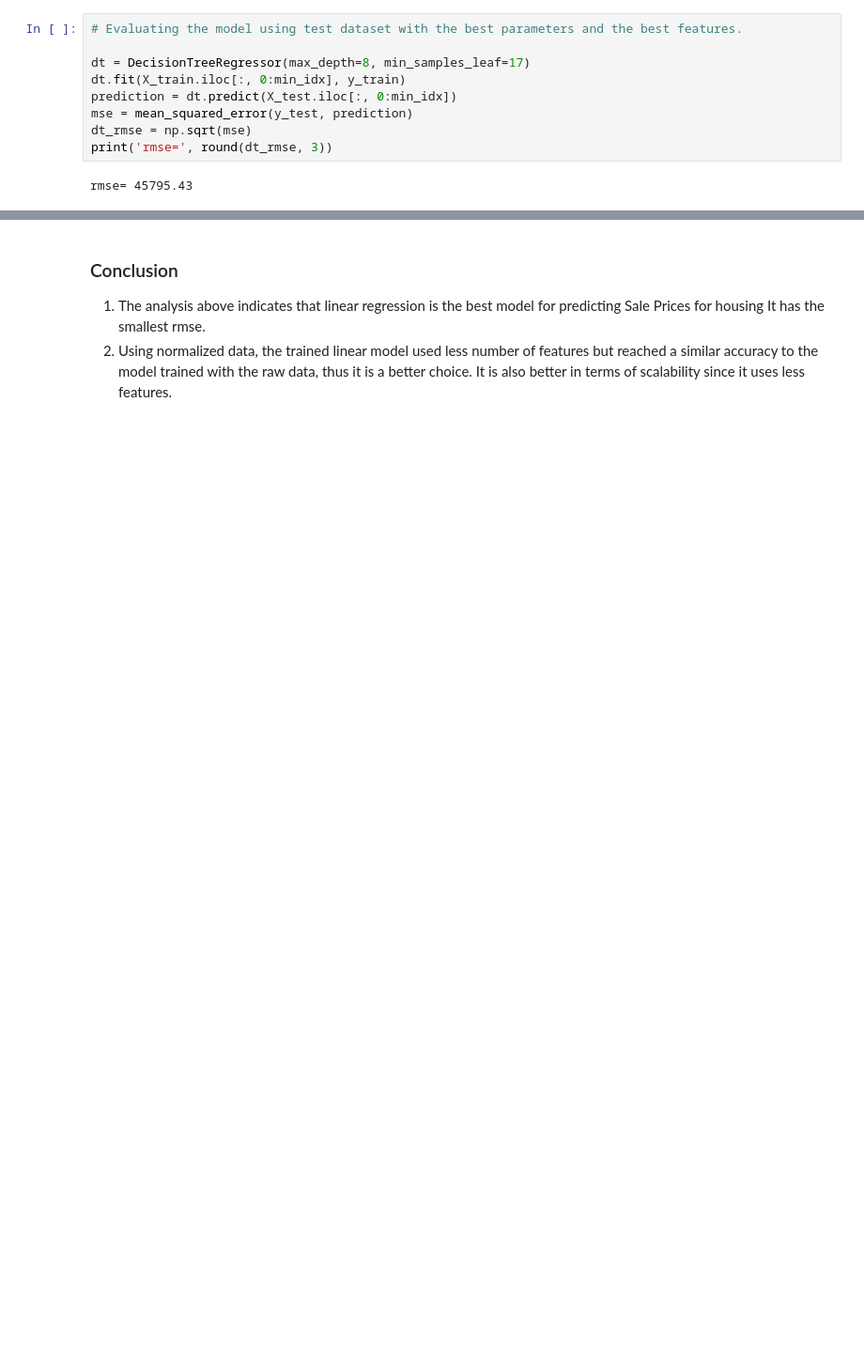
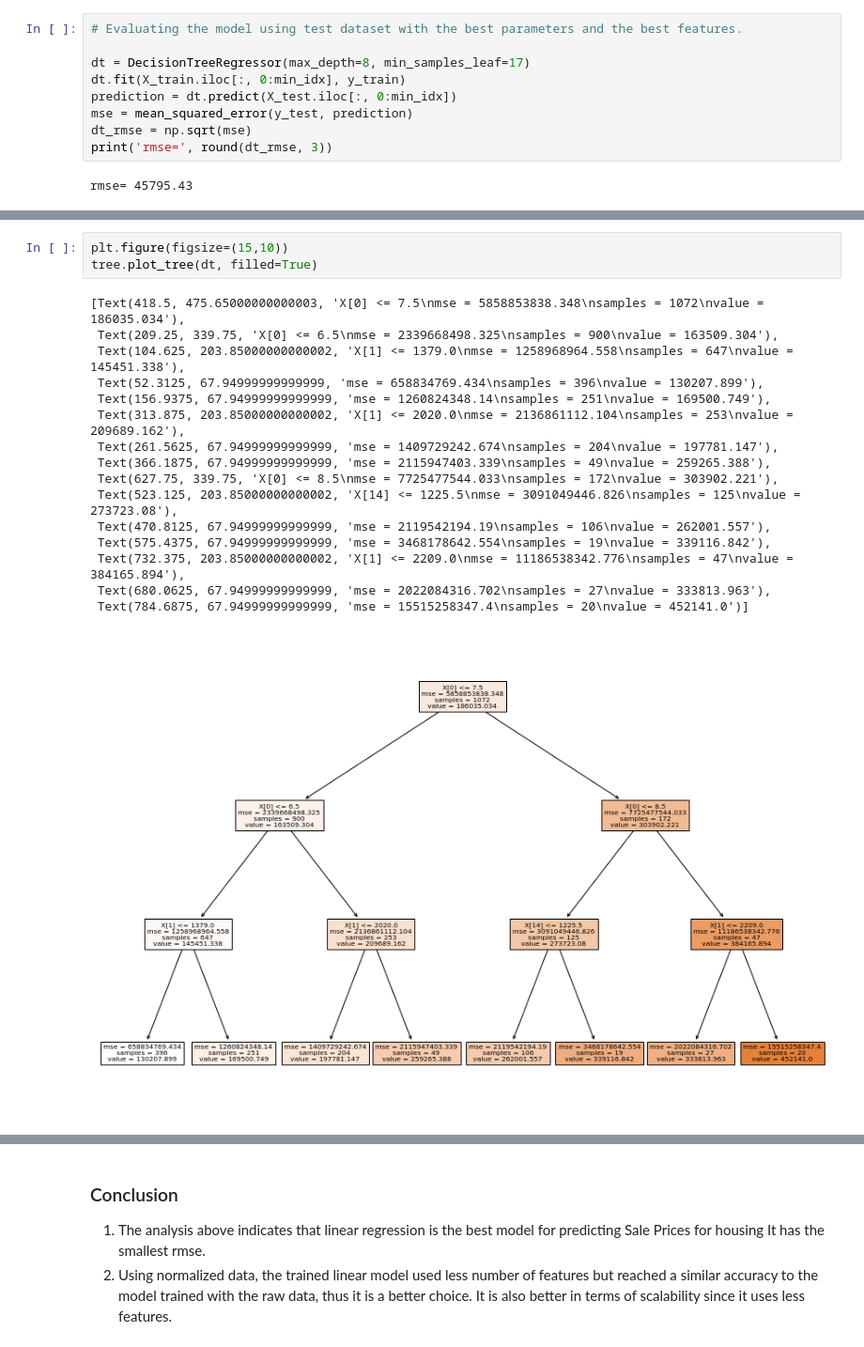
Before and after one commit to Xuehong-pdx/Projects, a Jupyter notebook: Price prediction using multiple ML algorythms.ipynb, the cells around one changed output, grey strips where cells are left out. Shown at 94% size. Cells and saved outputs as stored; diff of their text form; blank space fills up the shorter version.

```diff
--- a/Price prediction using multiple ML algorythms.ipynb
+++ b/Price prediction using multiple ML algorythms.ipynb
@@ -1048,0 +1061,20 @@ plt.xticks(rotation=90)
+# %%
+plt.figure(figsize=(15,10))
+tree.plot_tree(dt, filled=True)
+# %% [output]
+[Text(418.5, 475.65000000000003, 'X[0] <= 7.5\nmse = 5858853838.348\nsamples = 1072\nvalue = 186035.034'),
+ Text(209.25, 339.75, 'X[0] <= 6.5\nmse = 2339668498.325\nsamples = 900\nvalue = 163509.304'),
+ Text(104.625, 203.85000000000002, 'X[1] <= 1379.0\nmse = 1258968964.558\nsamples = 647\nvalue = 145451.338'),
+ Text(52.3125, 67.94999999999999, 'mse = 658834769.434\nsamples = 396\nvalue = 130207.899'),
+ Text(156.9375, 67.94999999999999, 'mse = 1260824348.14\nsamples = 251\nvalue = 169500.749'),
+ Text(313.875, 203.85000000000002, 'X[1] <= 2020.0\nmse = 2136861112.104\nsamples = 253\nvalue = 209689.162'),
+ Text(261.5625, 67.94999999999999, 'mse = 1409729242.674\nsamples = 204\nvalue = 197781.147'),
+ Text(366.1875, 67.94999999999999, 'mse = 2115947403.339\nsamples = 49\nvalue = 259265.388'),
+ Text(627.75, 339.75, 'X[0] <= 8.5\nmse = 7725477544.033\nsamples = 172\nvalue = 303902.221'),
+ Text(523.125, 203.85000000000002, 'X[14] <= 1225.5\nmse = 3091049446.826\nsamples = 125\nvalue = 273723.08'),
+ Text(470.8125, 67.94999999999999, 'mse = 2119542194.19\nsamples = 106\nvalue = 262001.557'),
+ Text(575.4375, 67.94999999999999, 'mse = 3468178642.554\nsamples = 19\nvalue = 339116.842'),
+ Text(732.375, 203.85000000000002, 'X[1] <= 2209.0\nmse = 11186538342.776\nsamples = 47\nvalue = 384165.894'),
+ Text(680.0625, 67.94999999999999, 'mse = 2022084316.702\nsamples = 27\nvalue = 333813.963'),
+ Text(784.6875, 67.94999999999999, 'mse = 15515258347.4\nsamples = 20\nvalue = 452141.0')]
+[figure, added]
```
Also changed, not shown: parts of 13 cells of this notebook.
